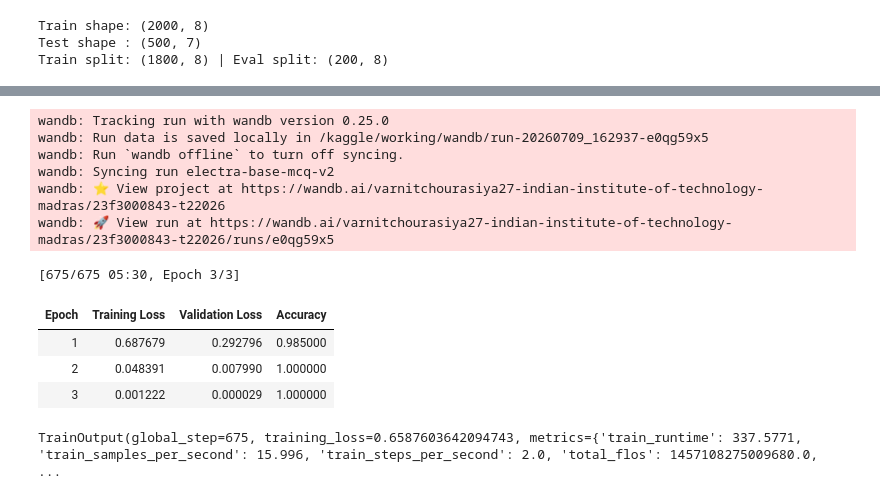
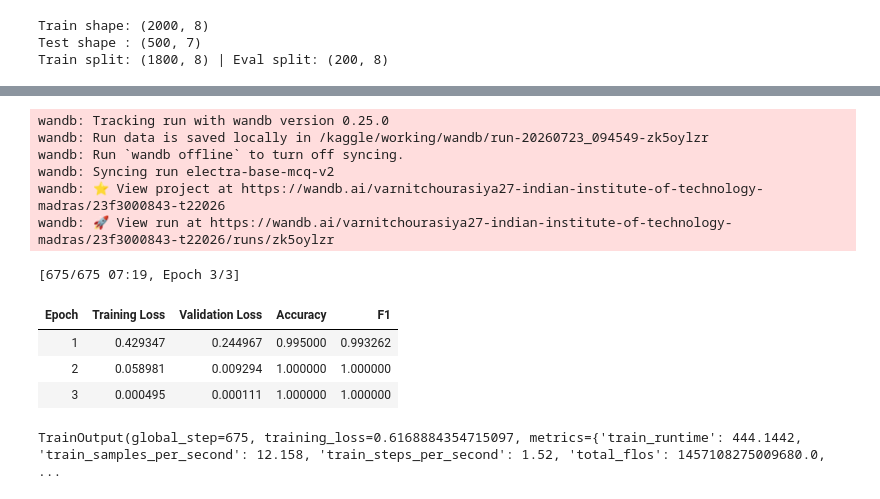
Before and after one commit to varnit27/dlgenai-t22026, a Jupyter notebook: notebooks/06_electra_base.ipynb, the cells around one changed output, grey strips where cells are left out. Saved outputs shown, nothing was run; the diff lists cells and outputs as text; code cells hidden in the pictures.

Commit message:
fix: freeze random seed, improve ELECTRA score, clean root directory and remove stale submission CSVRemove outdated submission CSV files from notebooks directory

```diff
--- a/notebooks/06_electra_base.ipynb
+++ b/notebooks/06_electra_base.ipynb
@@ -168,49 +176,57 @@ class DataCollatorForMultipleChoice:
         batch["labels"] = torch.tensor(labels, dtype=torch.int64)
         return batch
 # %%
+import gc
+torch.cuda.empty_cache()
+gc.collect()
+
 training_args = TrainingArguments(
     output_dir="./electra_mcq_results",
     eval_strategy="epoch",
     learning_rate=5e-5,
     per_device_train_batch_size=4,
     num_train_epochs=3,
     weight_decay=0.01,
     report_to="wandb",
     run_name="electra-base-mcq-v2",
     logging_steps=10,
+    seed=42,
+    data_seed=42,
 )
 
-
 def compute_metrics(eval_predictions):
+    from sklearn.metrics import f1_score
     predictions, label_ids = eval_predictions
     preds = np.argmax(predictions, axis=1)
-    return {"accuracy": (preds == label_ids).astype(np.float32).mean().item()}
+    acc = (preds == label_ids).astype(np.float32).mean().item()
+    f1  = f1_score(label_ids, preds, average="macro")
+    return {"accuracy": acc, "f1": f1}
 
+model.gradient_checkpointing_enable()
 
 trainer = Trainer(
     model=model,
     args=training_args,
     train_dataset=train_dataset,
     eval_dataset=eval_dataset,
     processing_class=tokenizer,
     data_collator=DataCollatorForMultipleChoice(tokenizer=tokenizer),
     compute_metrics=compute_metrics,
 )
-
 trainer.train()
 # %% [output]
 wandb: Tracking run with wandb version 0.25.0
-wandb: Run data is saved locally in /kaggle/working/wandb/run-20260709_162937-e0qg59x5
+wandb: Run data is saved locally in /kaggle/working/wandb/run-20260723_094549-zk5oylzr
 wandb: Run `wandb offline` to turn off syncing.
 wandb: Syncing run electra-base-mcq-v2
 wandb: ⭐️ View project at https://wandb.ai/varnitchourasiya27-indian-institute-of-technology-madras/23f3000843-t22026
-wandb: 🚀 View run at https://wandb.ai/varnitchourasiya27-indian-institute-of-technology-madras/23f3000843-t22026/runs/e0qg59x5
+wandb: 🚀 View run at https://wandb.ai/varnitchourasiya27-indian-institute-of-technology-madras/23f3000843-t22026/runs/zk5oylzr
-[675/675 05:30, Epoch 3/3]
+[675/675 07:19, Epoch 3/3]
-| Epoch | Training Loss | Validation Loss | Accuracy |
-| 1 | 0.687679 | 0.292796 | 0.985000 |
-| 2 | 0.048391 | 0.007990 | 1.000000 |
-| 3 | 0.001222 | 0.000029 | 1.000000 |
+| Epoch | Training Loss | Validation Loss | Accuracy | F1 |
+| 1 | 0.429347 | 0.244967 | 0.995000 | 0.993262 |
+| 2 | 0.058981 | 0.009294 | 1.000000 | 1.000000 |
+| 3 | 0.000495 | 0.000111 | 1.000000 | 1.000000 |
-TrainOutput(global_step=675, training_loss=0.6587603642094743, metrics={'train_runtime': 337.5771, 'train_samples_per_second': 15.996, 'train_steps_per_second': 2.0, 'total_flos': 1457108275009680.0,  ...
+TrainOutput(global_step=675, training_loss=0.6168884354715097, metrics={'train_runtime': 444.1442, 'train_samples_per_second': 12.158, 'train_steps_per_second': 1.52, 'total_flos': 1457108275009680.0, ...
 # %%
 def map_at_3(df, predict_fn):
     scores = []
```
Also changed, not shown: parts of 4 cells of this notebook, 2 other files.
